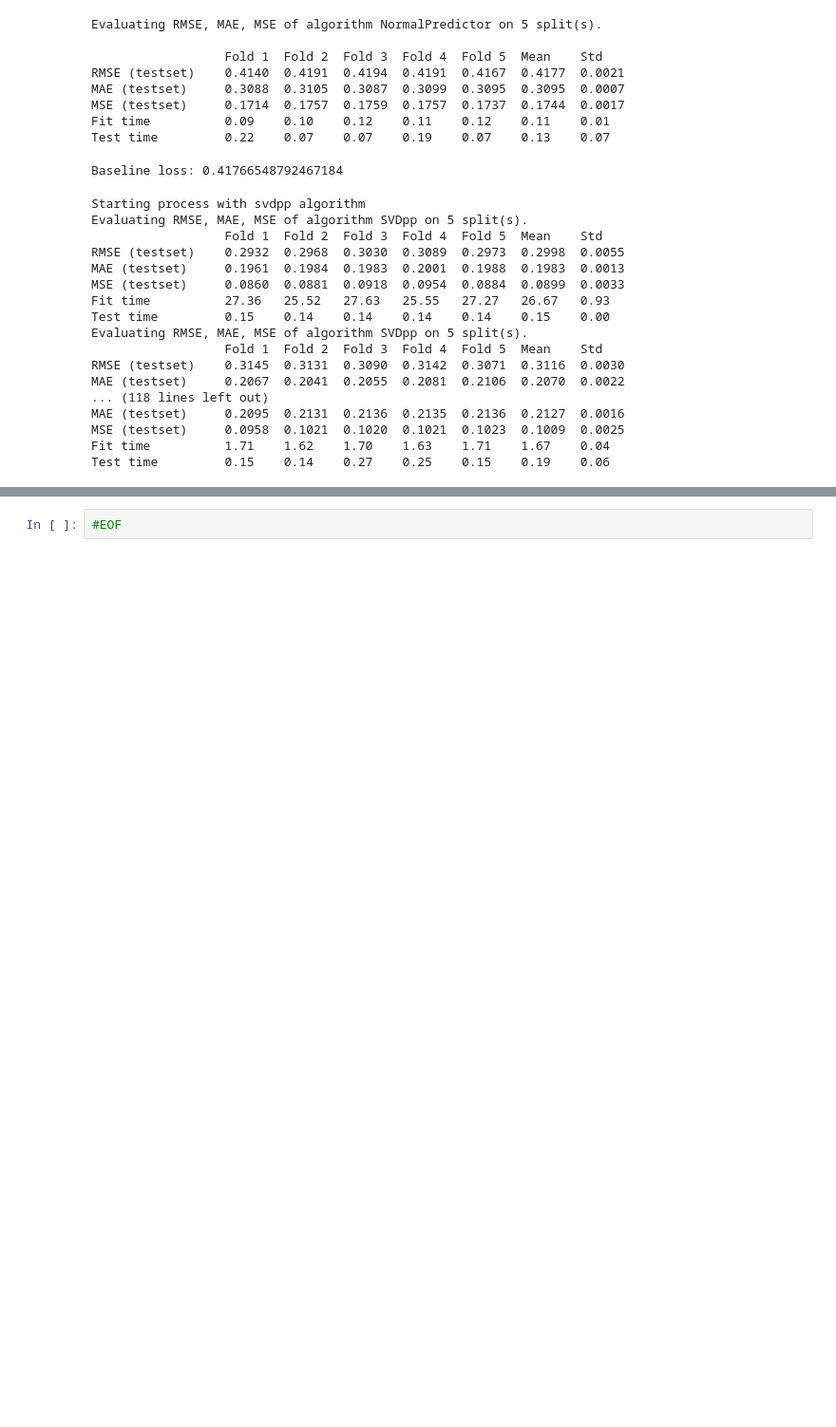
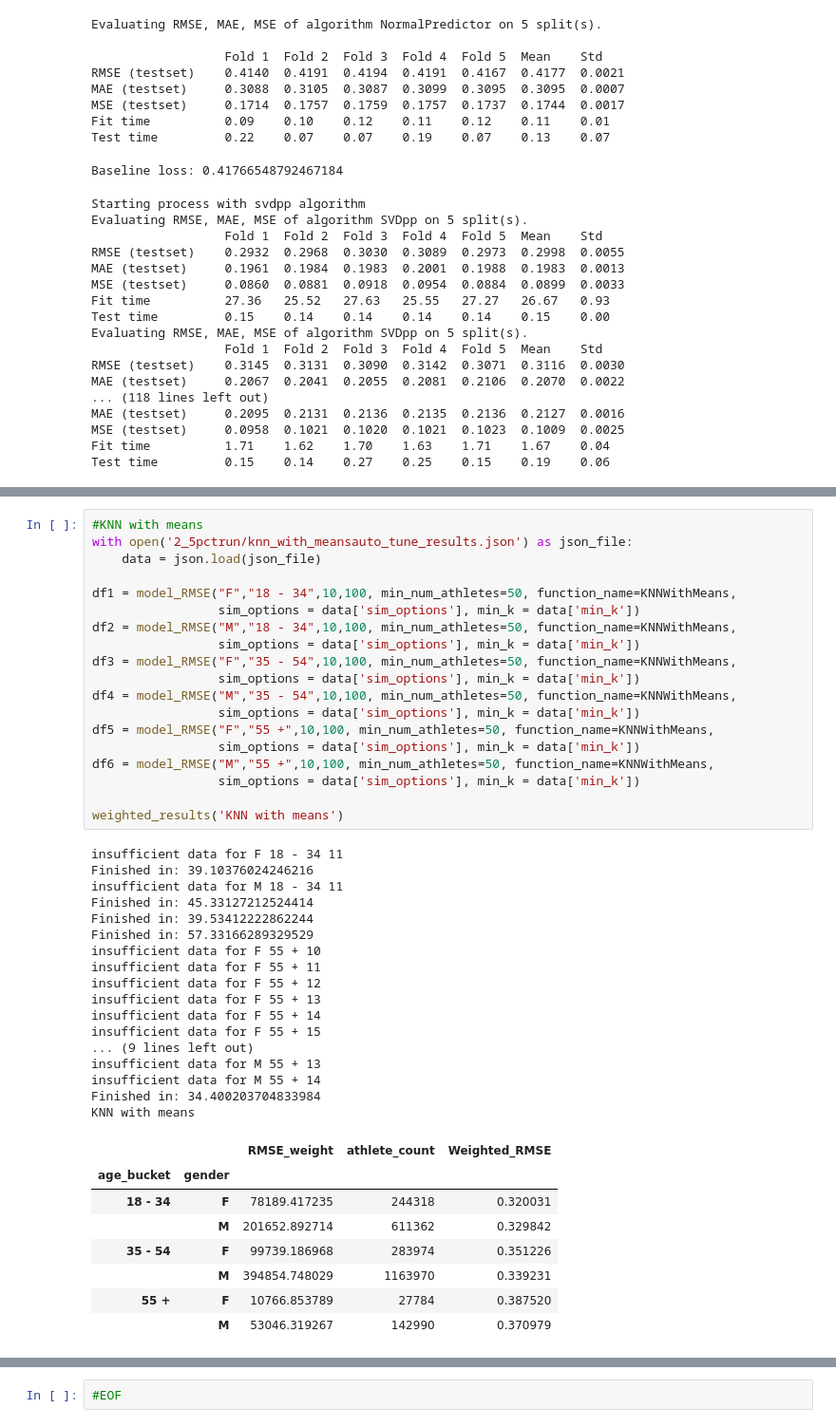
Before and after one commit to natec360/Capstone, a Jupyter notebook: Model/Auto-surprise-tuning.ipynb, the cells around one changed output, grey strips where cells are left out. Shown: that part at 95% size. Cells and saved outputs as stored; diff of their text form; blank space fills up the shorter version.

```diff
--- a/Model/Auto-surprise-tuning.ipynb
+++ b/Model/Auto-surprise-tuning.ipynb
@@ -217,0 +510,45 @@ data
+# %%
+#KNN with means
+with open('2_5pctrun/knn_with_meansauto_tune_results.json') as json_file:
+    data = json.load(json_file)
+
+df1 = model_RMSE("F","18 - 34",10,100, min_num_athletes=50, function_name=KNNWithMeans,
+                 sim_options = data['sim_options'], min_k = data['min_k'])
+df2 = model_RMSE("M","18 - 34",10,100, min_num_athletes=50, function_name=KNNWithMeans,
+                 sim_options = data['sim_options'], min_k = data['min_k'])
+df3 = model_RMSE("F","35 - 54",10,100, min_num_athletes=50, function_name=KNNWithMeans,
+                 sim_options = data['sim_options'], min_k = data['min_k'])
+df4 = model_RMSE("M","35 - 54",10,100, min_num_athletes=50, function_name=KNNWithMeans,
+                 sim_options = data['sim_options'], min_k = data['min_k'])
+df5 = model_RMSE("F","55 +",10,100, min_num_athletes=50, function_name=KNNWithMeans,
+                 sim_options = data['sim_options'], min_k = data['min_k'])
+df6 = model_RMSE("M","55 +",10,100, min_num_athletes=50, function_name=KNNWithMeans,
+                 sim_options = data['sim_options'], min_k = data['min_k'])
+
+weighted_results('KNN with means')
+# %% [output]
+insufficient data for F 18 - 34 11
+Finished in: 39.10376024246216
+insufficient data for M 18 - 34 11
+Finished in: 45.33127212524414
+Finished in: 39.53412222862244
+Finished in: 57.33166289329529
+insufficient data for F 55 + 10
+insufficient data for F 55 + 11
+insufficient data for F 55 + 12
+insufficient data for F 55 + 13
+insufficient data for F 55 + 14
+insufficient data for F 55 + 15
+... (9 lines left out)
+insufficient data for M 55 + 13
+insufficient data for M 55 + 14
+Finished in: 34.400203704833984
+KNN with means
+|  |  | RMSE_weight | athlete_count | Weighted_RMSE |
+| age_bucket | gender |  |  |  |
+| 18 - 34 | F | 78189.417235 | 244318 | 0.320031 |
+|  | M | 201652.892714 | 611362 | 0.329842 |
+| 35 - 54 | F | 99739.186968 | 283974 | 0.351226 |
+|  | M | 394854.748029 | 1163970 | 0.339231 |
+| 55 + | F | 10766.853789 | 27784 | 0.387520 |
+|  | M | 53046.319267 | 142990 | 0.370979 |
```
Also changed, not shown: parts of 14 cells of this notebook, 1 other file.
